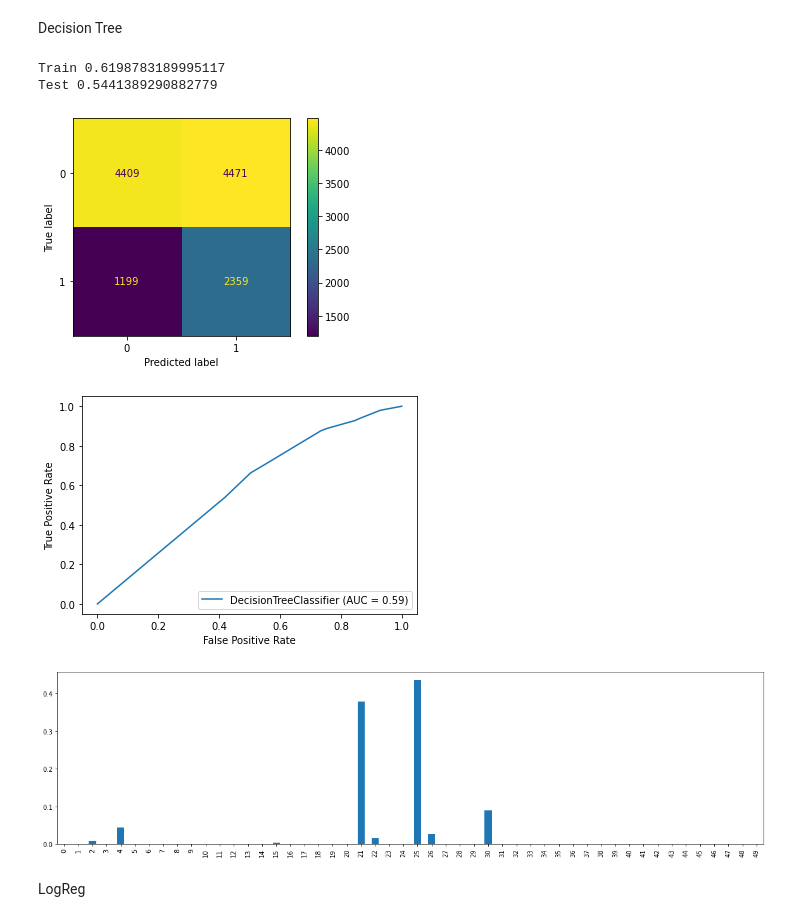
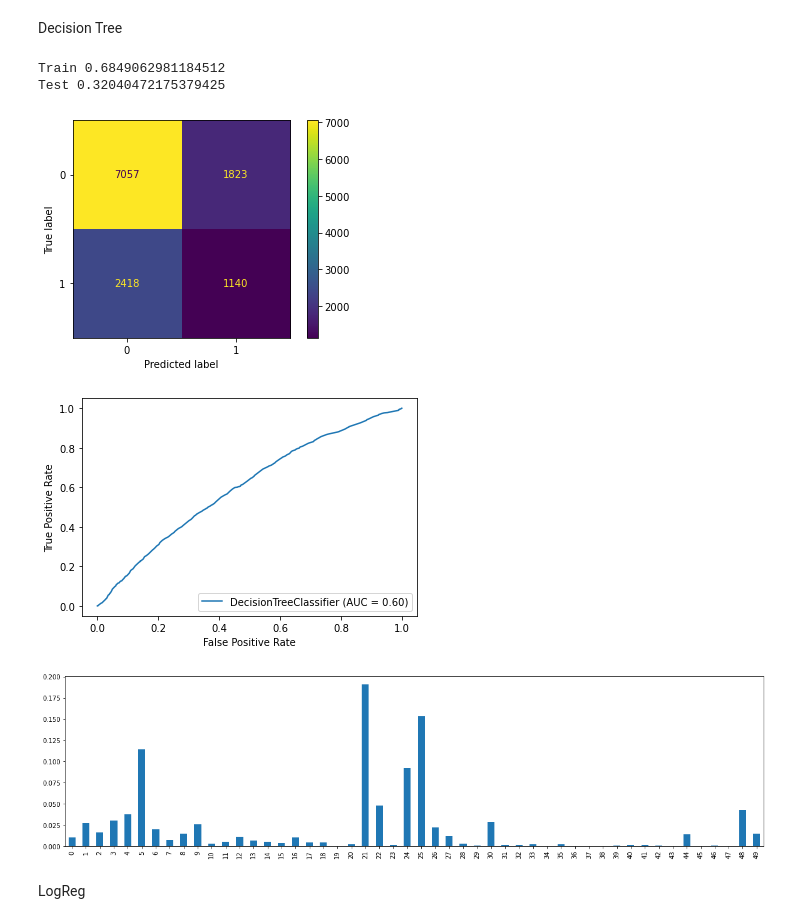
Before and after one commit to chris-helmerson/Cellular_Customer_Churn_Prediction, a Jupyter notebook: EDA.ipynb, the cells around one changed output. Cells and saved outputs as stored; diff of their text form; code cells hidden in the pictures.

Commit message:
Added models

```diff
--- a/EDA.ipynb
+++ b/EDA.ipynb
@@ -162,11 +162,11 @@ Name: Churn, dtype: int64
 # %% [markdown]
 GridSearchCV Decision Tree
 # %%
-grid = {'criterion':['gini', 'entropy'], 'max_depth':[5,10,15,20], 'min_samples_split':[1.0,2,3],
-       'min_impurity_decrease':[.0001,.00001], 'max_features':[None, 'sqrt','log2'],
-       'splitter':['best', 'random']}
-model = DecisionTreeClassifier()
-gs = GridSearchCV(model, param_grid=grid, cv=5)
-gs.fit(x_train_scaled, y_train)
-print(gs.best_params_)
-print(gs.best_score_)
+# grid = {'criterion':['gini', 'entropy'], 'max_depth':[5,10,15,20], 'min_samples_split':[1.0,2,3],
+#        'min_impurity_decrease':[.0001,.00001], 'max_features':[None, 'sqrt','log2'],
+#        'splitter':['best', 'random']}
+# model = DecisionTreeClassifier()
+# gs = GridSearchCV(model, param_grid=grid, cv=5)
+# gs.fit(x_train_scaled, y_train)
+# print(gs.best_params_)
+# print(gs.best_score_)
@@ -176,13 +172,0 @@ print(gs.best_score_)
-# %%
-clf = DecisionTreeClassifier(max_depth=20, min_impurity_decrease=0.0001, min_samples_split=2)
-clf.fit(x_train_scaled, y_train)
-y_hat_train = clf.predict(x_train_scaled)
-y_hat_test = clf.predict(x_test_scaled)
-print(f'Train {accuracy_score(y_train, y_hat_train)}')
-print(f'Test {accuracy_score(y_test, y_hat_test)}')
-plot_confusion_matrix(clf, x_test_scaled, y_test);
-plot_roc_curve(clf, x_test_scaled, y_test);
-
-ranking = clf.feature_importances_
-fig, ax = plt.subplots(figsize=(20,5))
-pd.Series(ranking).plot.bar(ax=ax);
@@ -195,24 +181,24 @@ Test 0.6547676475317575
 # %% [markdown]
 Decision Tree
 # %%
-clf = DecisionTreeClassifier(max_depth = 4)
+clf = DecisionTreeClassifier(max_depth=56, min_impurity_decrease=0.0001, min_samples_split=2)
 clf.fit(x_train_scaled, y_train)
 y_hat_train = clf.predict(x_train_scaled)
 y_hat_test = clf.predict(x_test_scaled)
-print(f'Train {accuracy_score(y_train, y_hat_train)}')
-print(f'Test {accuracy_score(y_test, y_hat_test)}')
+print(f'Train {recall_score(y_train, y_hat_train)}')
+print(f'Test {recall_score(y_test, y_hat_test)}')
 plot_confusion_matrix(clf, x_test_scaled, y_test);
 plot_roc_curve(clf, x_test_scaled, y_test);
 
 ranking = clf.feature_importances_
 fig, ax = plt.subplots(figsize=(20,5))
 pd.Series(ranking).plot.bar(ax=ax);
 # %% [output]
-Train 0.6198783189995117
-Test 0.5441389290882779
+Train 0.6849062981184512
+Test 0.32040472175379425
-[figure, old version]
+[figure, new version]
-[figure, old version]
+[figure, new version]
-[figure, old version]
+[figure, new version]
 # %% [markdown]
 LogReg
 # %%
```
Also changed, not shown: parts of 13 cells of this notebook.
